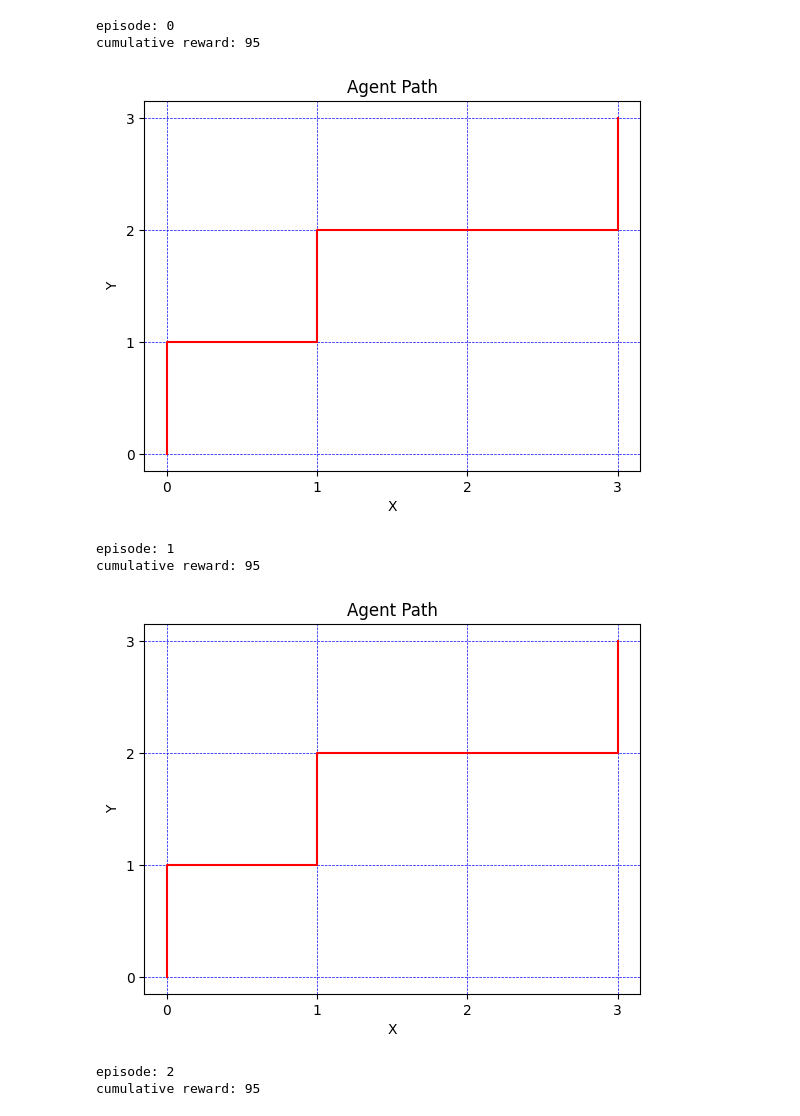
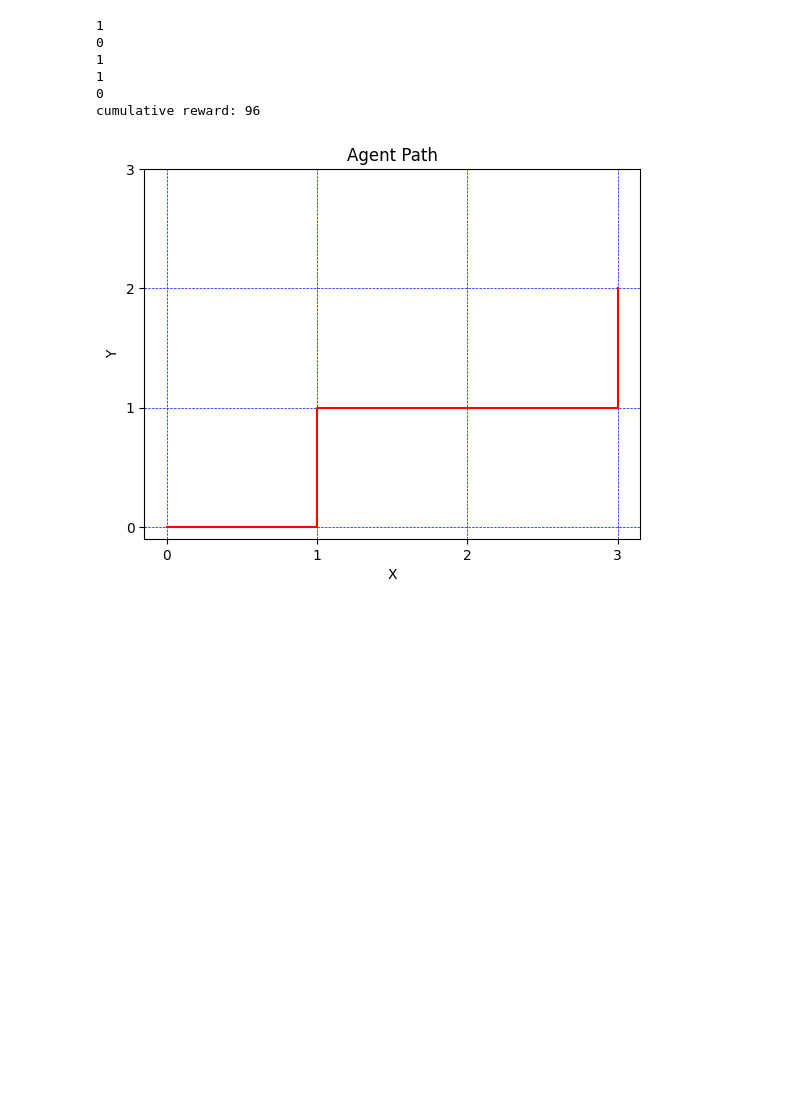
Before and after one commit to brucexi999/UBC-EECE571F, a Jupyter notebook: source/demo.ipynb, the cells around one changed output. Saved outputs shown, nothing was run; the diff lists cells and outputs as text; code cells hidden in the pictures; blank space fills up the shorter version.

```diff
--- a/source/demo.ipynb
+++ b/source/demo.ipynb
@@ -19,19 +12,20 @@ Run `pip install -U ipywidgets`, then restart the notebook server for rich noteb
 # %%
 # instantiate the env
-length, width, capacity = 2, 2, 2
+length, width, capacity = 4, 4, 2
 edge_capacity = np.full((length,width,4),capacity)
+nets = [(0,0), (3,2)]
 macros = []
-env= SimpleEnv(length, width, macros, edge_capacity)
+env= SimpleEnv(length, width, nets, macros, edge_capacity)
 num_episodes = 1
 
 # render the env with random moves
 for ep in range(num_episodes):
     total_reward = 0
-    obs, _ = env.reset()
+    obs = env.reset()
     done = False
     while True:
         action = env.action_space.sample()
-        new_obs, reward, done, _, info = env.step(action)
+        new_obs, reward, done, info = env.step(action)
         total_reward += reward
 
         if done:
@@ -89,9 +83,20 @@ config = (
             "action_space_dim": 4,  # Replace with your actual value
             # Add other necessary configurations specific to your model
             }
-        },
-        _enable_learner_api=False
+        }#,
+        #_enable_learner_api=False
     )
 )
-config.rl_module(_enable_rl_module_api=False)
-algo = config.build()
+#config.rl_module(_enable_rl_module_api=False)
+stop_criteria = dict(training_iteration = 20)
+tuner = tune.Tuner(
+    config.algo_class,
+    param_space = config.to_dict(),
+    run_config = air.RunConfig(
+        local_dir = "/home/brucexi2/UBC-EECE571F/checkpoint/trial",
+        stop = stop_criteria,
+        verbose = 2,
+        checkpoint_config=air.CheckpointConfig(checkpoint_at_end=True)
+    )
+)
+#algo = config.build()
@@ -134,7 +174,7 @@ RuntimeError: shape '[32, 8, 2]' is invalid for input of size 0
 # %%
 # train the policy for 10 iterations, also plot the mean reward vs iteration
 rewards = []
-for i in range (10):
+for i in range (15):
     result = algo.train()
     rewards.append(result["episode_reward_mean"])
 plt.plot(rewards)
@@ -142,28 +201,28 @@ plt.show()
 # %%
 # run inference
-num_episodes = 3
-
+num_episodes = 1
+env= SimpleEnv(length, width, [(0,0), (3,2)], macros, edge_capacity)
 for ep in range(num_episodes):
     total_reward = 0
     obs = env.reset()
     done = False
     while True:
-        action = algo.compute_single_action(observation=obs, explore=False)
+        action = algo.compute_single_action(observation=obs)
+        print(action)
         obs, reward, done, info = env.step(action)
+        #print(obs)
         total_reward += reward
 
         if done:
             break
 
-    print(f"episode: {ep}")
     print(f"cumulative reward: {total_reward}")
     env.render()
 # %% [output]
-episode: 0
-cumulative reward: 95
+1
+0
+1
+1
+0
+cumulative reward: 96
-[figure, old version]
+[figure, new version]
-episode: 1
-cumulative reward: 95
-[figure, removed]
-episode: 2
-cumulative reward: 95
```
Also changed, not shown: parts of 8 cells of this notebook, 5 other files.
